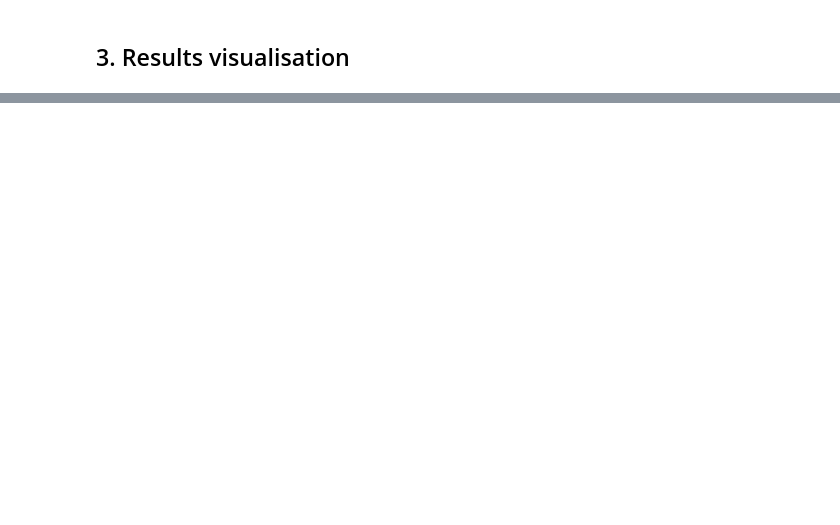
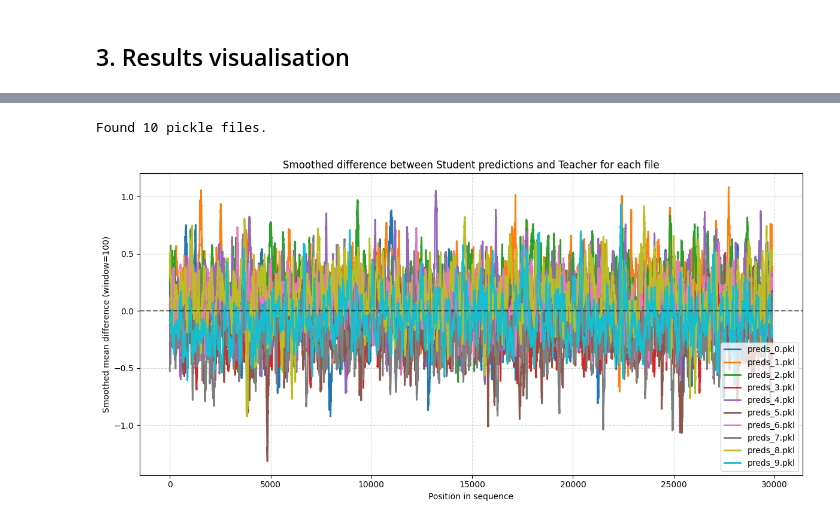
Before and after one commit to victor-pcll/Exploring-transformers-empirically, a Jupyter notebook: notebook/histo_tied_visua.ipynb, the cells around one changed output, grey strips where cells are left out. Drawn from its saved outputs; the diff is of its cells as text; code cells hidden in the pictures; blank space fills up the shorter version.

```diff
--- a/notebook/histo_tied_visua.ipynb
+++ b/notebook/histo_tied_visua.ipynb
@@ -17,3 +20,7 @@ run_id = "20251117_0942" # rho = 0.75, d = 100, seq_len = 30
+# %%
+run_dir = f"../results/run_{run_id}/"
+config_path = f"../results/run_{run_id}/config.csv"
+base_path = f"../results/run_{run_id}/summary.csv"
 # %% [markdown]
 ## 1. experiment config
 # %%
@@ -239,0 +336,44 @@ plot_h_pred_vs_y_true(run_dir)
+# %%
+# --- Liste de tous les fichiers pickle ---
+preds_pickle_files = sorted(glob.glob(os.path.join(run_dir, "preds_*.pkl")))
+print(f"Found {len(preds_pickle_files)} pickle files.")
+
+window_size = 100  # taille de la fenêtre de la moyenne glissante
+
+plt.figure(figsize=(12, 6))
+
+for path in preds_pickle_files:
+    # --- Load pickle ---
+    with open(path, "rb") as f:
+        data = pickle.load(f)
+
+    student_preds = data["student_pred_samples"]
+    teacher_truth = data["teacher_true_samples"]
+
+    # Flatten sequences
+    student_preds_flat = [np.array(s).flatten() for s in student_preds]
+    teacher_truth_flat = [np.array(t).flatten() for t in teacher_truth]
+
+    # Compute difference for each sequence
+    diffs = [s - t for s, t in zip(student_preds_flat, teacher_truth_flat)]
+
+    # Compute mean difference across sequences in this file
+    mean_diff = np.mean(np.stack(diffs), axis=0)
+
+    # --- Apply moving average / rolling mean ---
+    smoothed_diff = np.convolve(mean_diff, np.ones(window_size)/window_size, mode='valid')
+
+    # Plot smoothed mean difference
+    plt.plot(smoothed_diff, lw=2, label=os.path.basename(path))
+
+plt.axhline(0, color='k', linestyle='--', alpha=0.5)  # zero line
+plt.xlabel("Position in sequence")
+plt.ylabel(f"Smoothed mean difference (window={window_size})")
+plt.title("Smoothed difference between Student predictions and Teacher for each file")
+plt.legend()
+plt.grid(True, linestyle="--", alpha=0.5)
+plt.tight_layout()
+plt.show()
+# %% [output]
+Found 10 pickle files.
+[figure, added]
```
Also changed, not shown: parts of 6 cells of this notebook, 8 other files.
